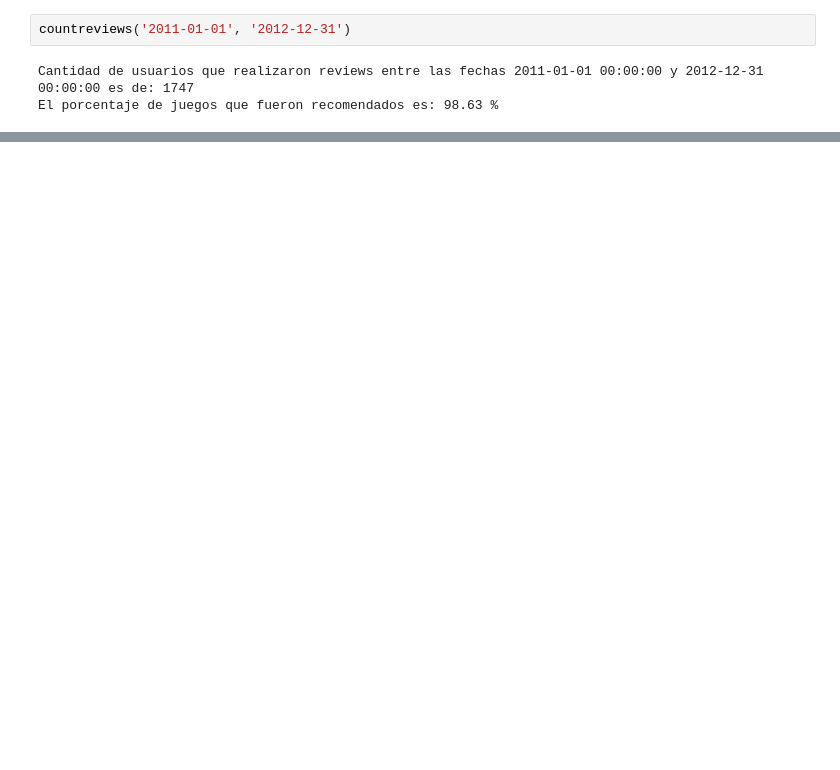
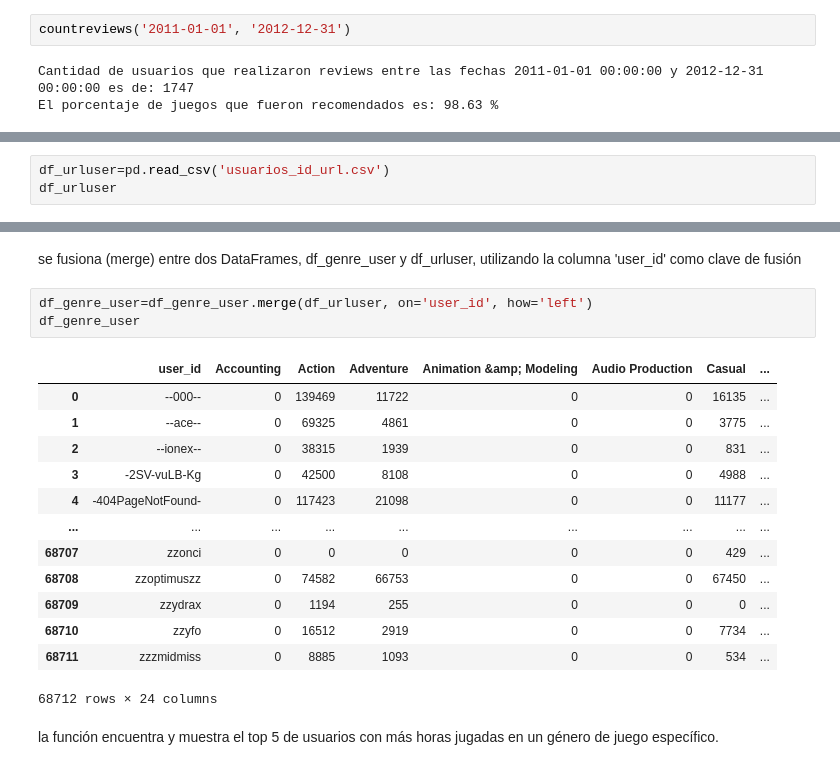
Before and after one commit to dariojacome/PMLOS, a Jupyter notebook: apis.ipynb, the cells around one changed output, grey strips where cells are left out. Cells and saved outputs as stored; diff of their text form; blank space fills up the shorter version.

```diff
--- a/apis.ipynb
+++ b/apis.ipynb
@@ -285,0 +356,3 @@ def genre(genero:str):
+# %%
+df_urluser=pd.read_csv('usuarios_id_url.csv')
+df_urluser
@@ -285,0 +396,21 @@ def genre(genero:str):
+# %% [markdown]
+se fusiona (merge) entre dos DataFrames, df_genre_user y df_urluser, utilizando la columna 'user_id' como clave de fusión
+# %%
+df_genre_user=df_genre_user.merge(df_urluser, on='user_id', how='left')
+df_genre_user
+# %% [output]
+|  | user_id | Accounting | Action | Adventure | Animation &amp; Modeling | Audio Production | Casual | ... |
+| 0 | --000-- | 0 | 139469 | 11722 | 0 | 0 | 16135 | ... |
+| 1 | --ace-- | 0 | 69325 | 4861 | 0 | 0 | 3775 | ... |
+| 2 | --ionex-- | 0 | 38315 | 1939 | 0 | 0 | 831 | ... |
+| 3 | -2SV-vuLB-Kg | 0 | 42500 | 8108 | 0 | 0 | 4988 | ... |
+| 4 | -404PageNotFound- | 0 | 117423 | 21098 | 0 | 0 | 11177 | ... |
+| ... | ... | ... | ... | ... | ... | ... | ... | ... |
+| 68707 | zzonci | 0 | 0 | 0 | 0 | 0 | 429 | ... |
+| 68708 | zzoptimuszz | 0 | 74582 | 66753 | 0 | 0 | 67450 | ... |
+| 68709 | zzydrax | 0 | 1194 | 255 | 0 | 0 | 0 | ... |
+| 68710 | zzyfo | 0 | 16512 | 2919 | 0 | 0 | 7734 | ... |
+| 68711 | zzzmidmiss | 0 | 8885 | 1093 | 0 | 0 | 534 | ... |
+68712 rows × 24 columns
+# %% [markdown]
+la función encuentra y muestra el top 5 de usuarios con más horas jugadas en un género de juego específico.
```
Also changed, not shown: parts of 63 cells of this notebook, 1 other file.
